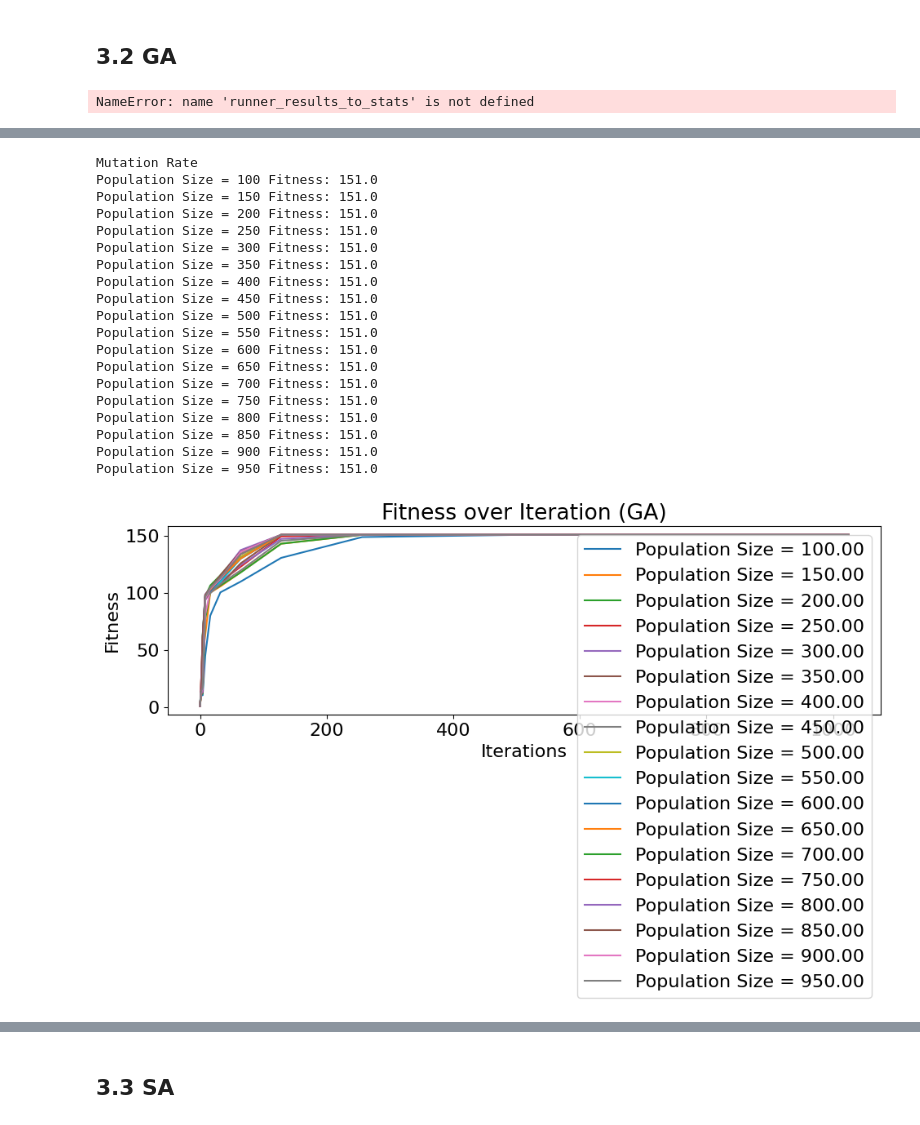
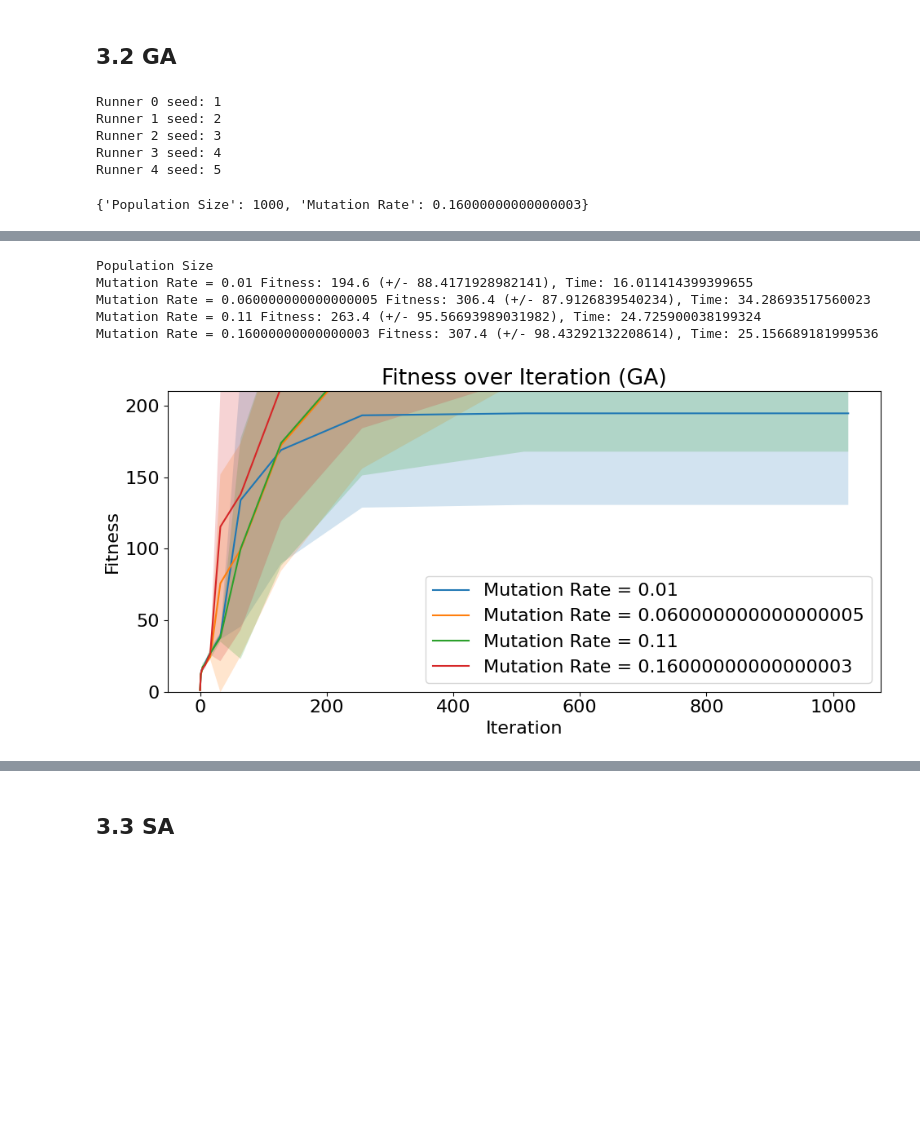
Before and after one commit to RomainFrog/CS7641-A2, a Jupyter notebook: 4PEAKS.ipynb, the cells around one changed output, grey strips where cells are left out. Cells and saved outputs as stored; diff of their text form; code cells hidden in the pictures; blank space fills up the shorter version.

```diff
--- a/4PEAKS.ipynb
+++ b/4PEAKS.ipynb
@@ -263,5 +313,5 @@ mmc_optimal_HP
 # %%
 for key in mmc_optimal_HP.keys():
-    plot_fitness_vs_hyperparameter(mmc_hp_mean, mmc_hp_std, mmc_optimal_HP, key, "MIMIC", "TSP", x_axis="Iteration", y_lim=(0,190))
+    plot_fitness_vs_hyperparameter(mmc_hp_mean, mmc_hp_std, mmc_optimal_HP, key, "MIMIC", "4peaks", x_axis="Iteration", y_lim=(0,195))
 # %% [output]
 Keep Percent
@@ -297,0 +451,26 @@ plot_fitness_fevals(best_mmc, best_std, best_min, best_max, "MIMIC", "TSP")
+# %%
+import pickle
+with open('4K_MMC_HP_easy.pkl', 'rb') as f:
+    mmc_results = pickle.load(f)
+
+mmc_hp_mean, mmc_hp_std, mmc_hp_min, mmc_hp_max = runner_results_to_stats(mmc_results)
+mmc_optimal_HP = get_optimal_hyperparameters(mmc_hp_mean, ['Population Size', 'Keep Percent'])
+print(mmc_optimal_HP)
+best_run = mmc_hp_mean[(mmc_hp_mean['Population Size'] == mmc_optimal_HP["Population Size"]) & (mmc_hp_mean['Keep Percent'] == mmc_optimal_HP["Keep Percent"])]
+best_run_std = mmc_hp_std[(mmc_hp_mean['Population Size'] == mmc_optimal_HP["Population Size"]) & (mmc_hp_mean['Keep Percent'] == mmc_optimal_HP["Keep Percent"])]
+best_run_min = mmc_hp_min[(mmc_hp_mean['Population Size'] == mmc_optimal_HP["Population Size"]) & (mmc_hp_mean['Keep Percent'] == mmc_optimal_HP["Keep Percent"])]
+best_run_max = mmc_hp_max[(mmc_hp_mean['Population Size'] == mmc_optimal_HP["Population Size"]) & (mmc_hp_mean['Keep Percent'] == mmc_optimal_HP["Keep Percent"])]
+
+print(f'Best Fitness Avg: {best_run["Fitness"].max()}')
+print(f'Best Fitness MAX: {best_run_max["Fitness"].max()}')
+print(f'Best Iteration: {best_run["FEvals"].max()}')
+print(f'Best Time: {best_run["Time"].max()}')
+print(f'Best STD: {best_run_std["Fitness"].max()}')
+# find the earlieest iteration where the fitness is the best and print it
+print(f'Best Fitness Iteration: {best_run_max[best_run_max["Fitness"] == best_run_max["Fitness"]]["Iteration"].min()}')
+# same but with the mean
+print(f'Best Fitness Iteration: {best_run[best_run["Fitness"] == best_run["Fitness"].max()]["Iteration"].min()}')
+# print the number of fevals when the mean fitness is the best
+plot_fitness_iteration(best_run, best_run_std, best_run_min, best_run_max, "MMC", "4Pmedium")
+plot_HP_heatmap(mmc_hp_mean, "Population Size", "Keep Percent", "MMC", "4Phard")
+plot_HP_heatmap(mmc_hp_max, "Population Size", "Keep Percent", "MMC", "4Phard")
@@ -304,30 +496,33 @@ ga = GARunner(problem=problem_hard,
                 seed=FIXED_SEED,
                 iteration_list=2 ** np.arange(11),
                 max_attempts=30,
-                population_sizes=np.arange(100, 1000, 50),
-                mutation_rates=np.arange(0.01, 0.5, 0.05)
+                population_sizes=np.arange(500, 1100, 100),
+                mutation_rates=np.arange(0.01, 0.21, 0.05)
                 )
 
 ga_results = run_experiment_multi_seed(ga, RANDOM_SEEDS)
 
 import pickle
-with open('4K_GA_HP.pkl', 'wb') as f:
+with open('experiments/4K_GA_HP_hard.pkl', 'wb') as f:
     pickle.dump(ga_results, f)
+# %% [output]
+Runner 0 seed: 1
+Runner 1 seed: 2
+Runner 2 seed: 3
+Runner 3 seed: 4
+Runner 4 seed: 5
 # %%
 import pickle
-with open('4K_GA_HP.pkl', 'rb') as f:
+with open('experiments/4K_GA_HP_hard.pkl', 'rb') as f:
     ga_results = pickle.load(f)
 
 ga_hp_mean, ga_hp_std, ga_hp_min, ga_hp_max = runner_results_to_stats(ga_results)
-
-best_it = get_optimal_hyperparameters(ga_hp_mean)
-ga_optimal_HP = {}
-ga_optimal_HP['Mutation Rate'] = best_it['Mutation Rate']
-ga_optimal_HP['Population Size'] = best_it['Population Size']
+ga_hp_mean
+ga_optimal_HP = get_optimal_hyperparameters(ga_hp_mean, ['Population Size', 'Mutation Rate'])
 ga_optimal_HP
 # %% [output]
-NameError: name 'runner_results_to_stats' is not defined
+{'Population Size': 1000, 'Mutation Rate': 0.16000000000000003}
 # %%
 for key in ga_optimal_HP.keys():
-    plot_fitness_vs_hyperparameter(ga_hp_mean, ga_hp_std, ga_optimal_HP, key, "GA", "TSP")
+    plot_fitness_vs_hyperparameter(ga_hp_mean, ga_hp_std, ga_optimal_HP, key, "GA", "4PEAKS", y_lim=(0, 210))
 # %% [output]
@@ -346,20 +537,6 @@ Mutation Rate = 0.46 Fitness: 136.8
-Mutation Rate
-Population Size = 100 Fitness: 151.0
-Population Size = 150 Fitness: 151.0
-Population Size = 200 Fitness: 151.0
-Population Size = 250 Fitness: 151.0
-Population Size = 300 Fitness: 151.0
-Population Size = 350 Fitness: 151.0
-Population Size = 400 Fitness: 151.0
-Population Size = 450 Fitness: 151.0
-Population Size = 500 Fitness: 151.0
-Population Size = 550 Fitness: 151.0
-Population Size = 600 Fitness: 151.0
-Population Size = 650 Fitness: 151.0
-Population Size = 700 Fitness: 151.0
-Population Size = 750 Fitness: 151.0
-Population Size = 800 Fitness: 151.0
-Population Size = 850 Fitness: 151.0
-Population Size = 900 Fitness: 151.0
-Population Size = 950 Fitness: 151.0
+Population Size
+Mutation Rate = 0.01 Fitness: 194.6 (+/- 88.4171928982141), Time: 16.011414399399655
+Mutation Rate = 0.060000000000000005 Fitness: 306.4 (+/- 87.9126839540234), Time: 34.28693517560023
+Mutation Rate = 0.11 Fitness: 263.4 (+/- 95.56693989031982), Time: 24.725900038199324
+Mutation Rate = 0.16000000000000003 Fitness: 307.4 (+/- 98.43292132208614), Time: 25.156689181999536
-[figure, old version]
+[figure, new version]
```
Also changed, not shown: parts of 26 cells of this notebook, 56 other files.
